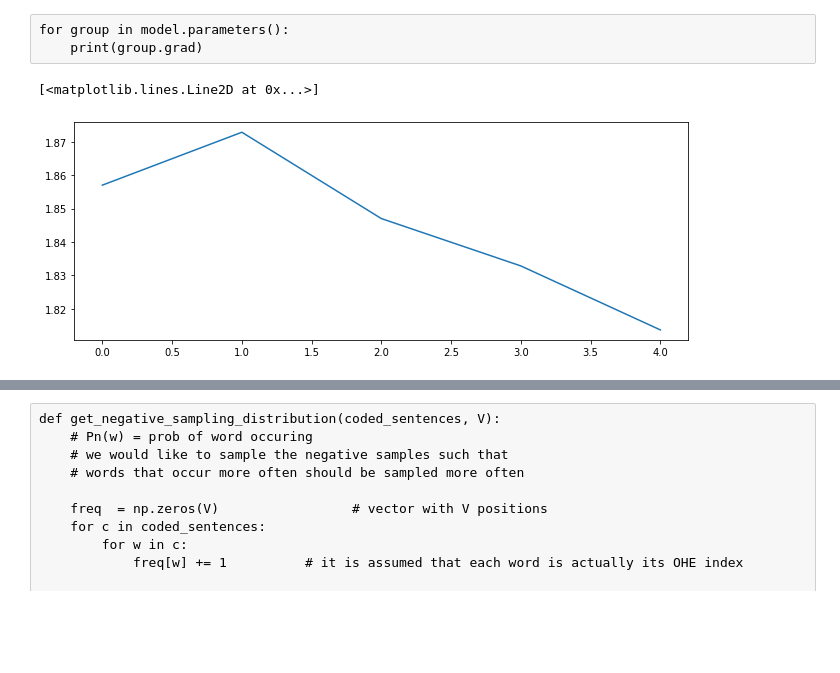
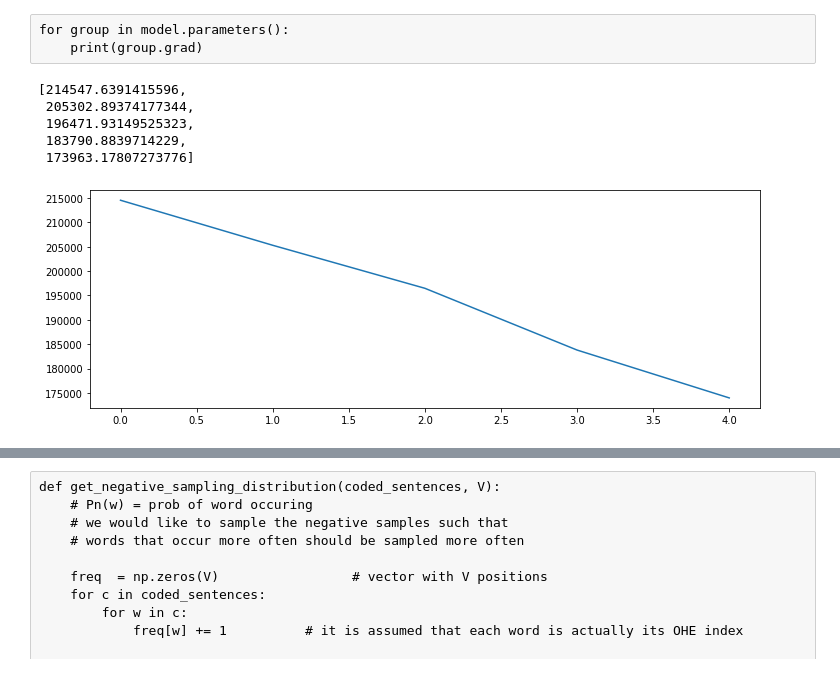
Before and after one commit to fontanads/machine_learning, a Jupyter notebook: pytorch_labs/NLP_word_embeddings.ipynb, the cells around one changed output, grey strips where cells are left out. Drawn from its saved outputs; the diff is of its cells as text; code cells hidden in the pictures; blank space fills up the shorter version.

```diff
--- a/pytorch_labs/NLP_word_embeddings.ipynb
+++ b/pytorch_labs/NLP_word_embeddings.ipynb
@@ -308,6 +121,15 @@ def get_context(coded_sentence, context_size):
 
         target_context.append((middle_word.view((-1)),context))
     return target_context
+# %%
+def average_context_ohe(context):
+
+    avg_context = np.zeros((V,len(context)))
+    avg_context[context, range(len(context))] = 1
+    avg_context = np.mean(avg_context,axis=1,keepdims=True)
+    #np.where(avg_context), context
+
+    return torch.FloatTensor(avg_context.T)
 # %%
 class Language_Model_w2v(nn.Module):
 
@@ -317,7 +139,7 @@ class Language_Model_w2v(nn.Module):
         self.N  = num_of_dimensions_of_embedding
         self.cs = context_size
 
-        self.e  = nn.Embedding(self.V, self.N)
+        self.W1  =  nn.Linear(self.V, self.N)
         '''
         self.W1 = nn.Linear(2*self.cs*self.N,128)
         self.W2 = nn.Linear(128, self.V)
@@ -328,8 +150,7 @@ class Language_Model_w2v(nn.Module):
         self.LogSoftMax = nn.LogSoftmax(dim=1)
 
     def forward(self,x):               # x is 2*cs x 1
-        x = self.e(x)
-        x = x.sum(dim=0).view(1,-1)
+        x = self.W1(x)
         x = self.Winv(x)
         x = self.LogSoftMax(x)
 
@@ -346,7 +167,7 @@ class Language_Model_w2v(nn.Module):
 max_epochs = 5
 print_iters = 50
 cs = 3
-Nd = 10
+Nd = 50
 losses    = []
 criterion = nn.NLLLoss()
 model     = Language_Model_w2v(V, num_of_dimensions_of_embedding=Nd, context_size=cs)
@@ -383,7 +204,7 @@ for epoch in range(max_epochs):
             model.zero_grad()
 
             # Step 3. Run the forward pass, getting log probabilities over next words
-            log_probs = model(context)
+            log_probs = model(average_context_ohe(context))
 
             # Step 4. Compute your loss function.
             # (Again, Torch wants the target word wrapped in a tensor)
@@ -394,7 +215,7 @@ for epoch in range(max_epochs):
             optimizer.step()
 
             # Get the Python number from a 1-element Tensor by calling tensor.item()
-            total_loss += loss.item()/T/S
+            total_loss += loss.item()
 
         cnt+=1
         if n%print_iters==1:
@@ -416,13 +237,21 @@ log_probs.data
 # %% [raw]
 for group in model.parameters():
     print(group.grad)
+# %%
+losses
+# %% [output]
+[214547.6391415596,
+ 205302.89374177344,
+ 196471.93149525323,
+ 183790.8839714229,
+ 173963.17807273776]
 # %%
-plt.figure(figsize=(11,4))
+plt.figure(figsize=(12,4))
 
 plt.plot(losses)
+plt.show()
 # %% [output]
-[<matplotlib.lines.Line2D at 0x...>]
-[figure, old version]
+[figure, new version]
 # %%
 for name, param in model.named_parameters():
     if param.requires_grad:
```
Also changed, not shown: parts of 43 cells of this notebook, 3 other files.
